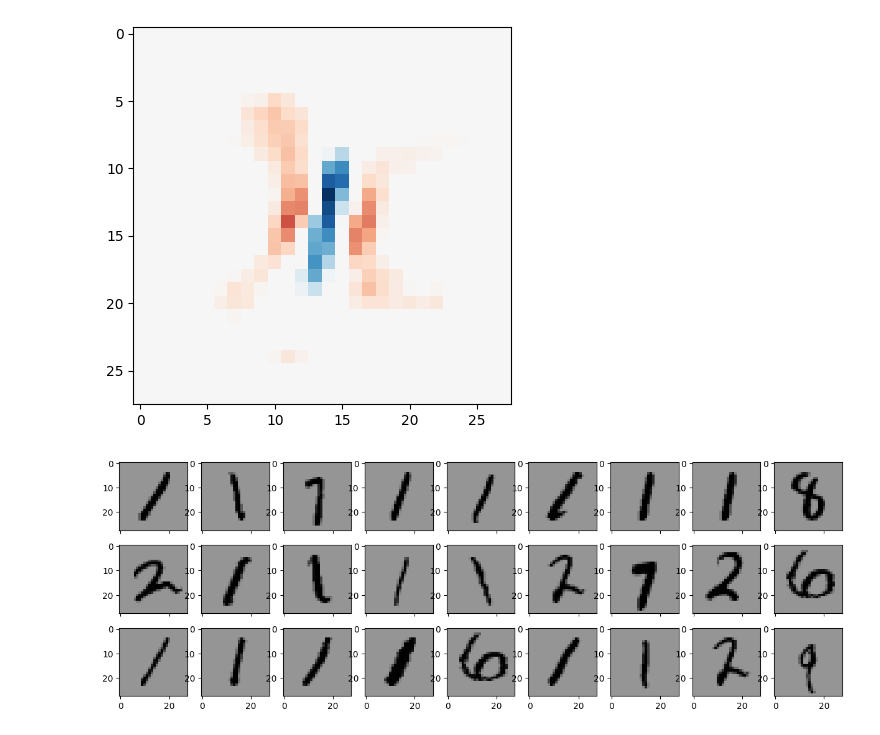
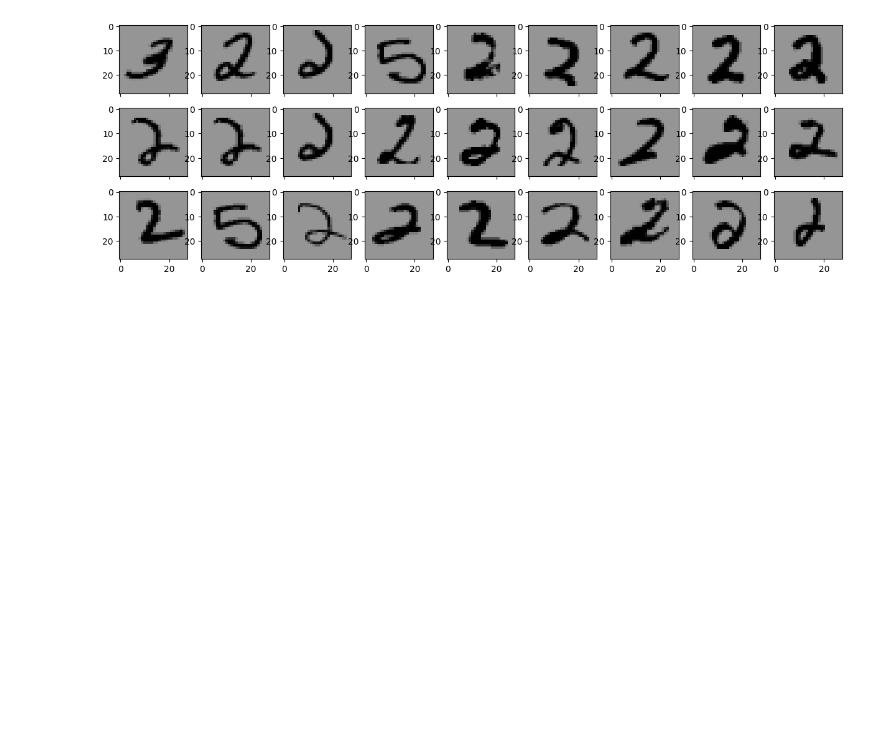
Before and after one commit to jorgeecardona/notebooks-curso-usa, a Jupyter notebook: LogisticRegression.ipynb, the cells around one changed output. Cells and saved outputs as stored; diff of their text form; code cells hidden in the pictures; blank space fills up the shorter version.

```diff
--- a/LogisticRegression.ipynb
+++ b/LogisticRegression.ipynb
@@ -32,41 +32,37 @@ show_random_digits(X)
 # %%
-# Solo queremos detectar si una imagen representa un tres o no.
-y_ = np.piecewise(y, [y=='1'], [1, 0]).astype('int')
-
 # Numero de muestras para entrenar
 train_samples = 5000
 
 # Partir el set de datos en entrenamiento y pruebas.
-X_train, X_test, y_train, y_test = train_test_split(X, y_, train_size=train_samples, test_size=1000)
+X_train, X_test, y_train, y_test = train_test_split(X, y, train_size=train_samples, test_size=1000)
 
 # Seed para el generador de numeros aleatorios.
 random_state = check_random_state(2020)
 
 # Permutar el dataset.
 permutation = random_state.permutation(X.shape[0])
 X = X[permutation]
 y = y[permutation]
 
 # Flatten.
 X = X.reshape((X.shape[0], -1))
 
 # Normalize.
 scaler = StandardScaler()
 X_train_nor = scaler.fit_transform(X_train)
 X_test_nor = scaler.transform(X_test)
 
 # Regression.
 clf = LogisticRegression(C=50. / train_samples, penalty='l1', solver='saga', tol=0.1)
 
 # Entrenar.
 clf.fit(X_train_nor, y_train)
 
 # Mostrar
 scale = np.abs(clf.coef_).max()
-plt.imshow(clf.coef_[0].reshape(28, 28), interpolation='nearest', cmap=plt.cm.RdBu, vmin=-scale, vmax=scale)
+#plt.imshow(clf.coef_[0].reshape(28, 28), interpolation='nearest', cmap=plt.cm.RdBu, vmin=-scale, vmax=scale)
 
 # Mostrar algunos digitos.
-show_random_digits(X_test[clf.predict(X_test_nor) == 1])
+show_random_digits(X_test[clf.predict(X_test_nor) == '2'])
 # %% [output]
-[figure, old version]
+[figure, new version]
-[figure, removed]
```
Also changed, not shown: parts of 5 cells of this notebook, 1 other file.
